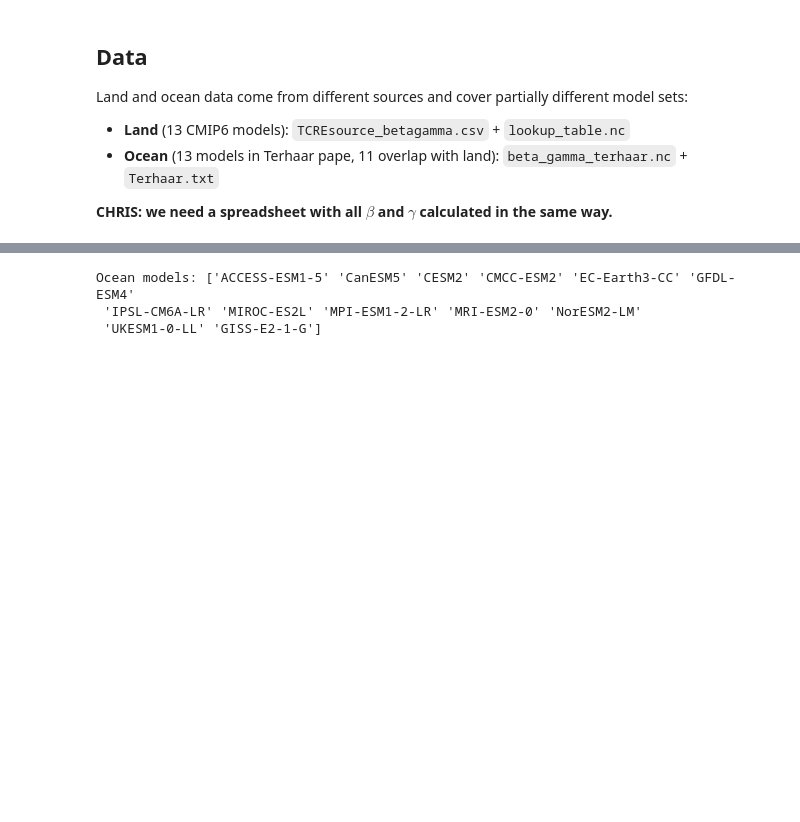
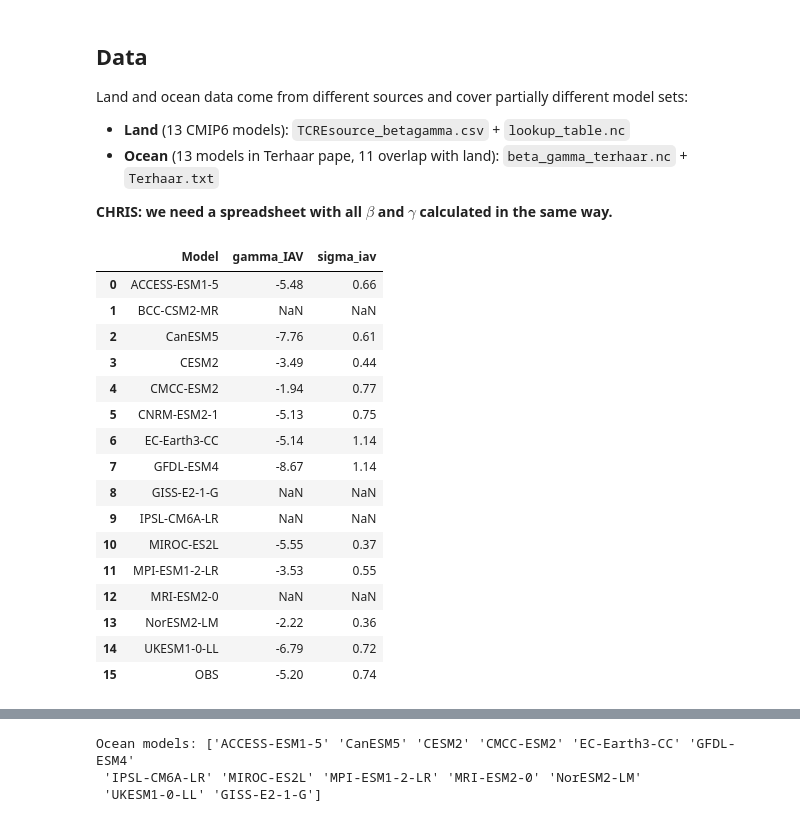
Before and after one commit to netzeroasap/TCRE_Assessment, a Jupyter notebook: notebooks/TCRE_total.ipynb, the cells around one changed output, grey strips where cells are left out. Saved outputs shown, nothing was run; the diff lists cells and outputs as text; code cells hidden in the pictures; blank space fills up the shorter version.

```diff
--- a/notebooks/TCRE_total.ipynb
+++ b/notebooks/TCRE_total.ipynb
@@ -58,3 +58,17 @@ Land and ocean data come from different sources and cover partially different mo
 - **Ocean** (13 models in Terhaar pape, 11 overlap with land): `beta_gamma_terhaar.nc` + `Terhaar.txt`
 
  <b> CHRIS: we need a spreadsheet with all $\beta$ and $\gamma$ calculated in the same way. </b>
+# %%
+# Update with new spreadsheet data
+# Source - https://stackoverflow.com/a/48986530
+# Posted by Gianmario Spacagna, modified by community. See post 'Timeline' for change history
+# Retrieved 2026-07-15, License - CC BY-SA 3.0
+
+def load_from_gspreadsheet(sheet_name, key):
+    url = 'https://docs.google.com/spreadsheets/d/{key}/gviz/tq?tqx=out:csv&sheet={sheet_name}&headers=1'.format(
+        key=key, sheet_name=sheet_name.replace(' ', '%20'))
+
+    #log.info('Loading google spreadsheet from {}'.format(url))
+
+    df = pd.read_csv(url)
+    return df.drop([col for col in df.columns if col.startswith('Unnamed')], axis=1)
@@ -72,0 +109,21 @@ lookup_table = xr.open_dataarray(DATA_DIR / "lookup_table.nc")
+# %%
+iav_df = load_from_gspreadsheet("gamma_iav",key)
+iav_df
+# %% [output]
+|  | Model | gamma_IAV | sigma_iav |
+| 0 | ACCESS-ESM1-5 | -5.48 | 0.66 |
+| 1 | BCC-CSM2-MR | NaN | NaN |
+| 2 | CanESM5 | -7.76 | 0.61 |
+| 3 | CESM2 | -3.49 | 0.44 |
+| 4 | CMCC-ESM2 | -1.94 | 0.77 |
+| 5 | CNRM-ESM2-1 | -5.13 | 0.75 |
+| 6 | EC-Earth3-CC | -5.14 | 1.14 |
+| 7 | GFDL-ESM4 | -8.67 | 1.14 |
+| 8 | GISS-E2-1-G | NaN | NaN |
+| 9 | IPSL-CM6A-LR | NaN | NaN |
+| 10 | MIROC-ES2L | -5.55 | 0.37 |
+| 11 | MPI-ESM1-2-LR | -3.53 | 0.55 |
+| 12 | MRI-ESM2-0 | NaN | NaN |
+| 13 | NorESM2-LM | -2.22 | 0.36 |
+| 14 | UKESM1-0-LL | -6.79 | 0.72 |
+| 15 | OBS | -5.20 | 0.74 |
```
Also changed, not shown: parts of 21 cells of this notebook.
